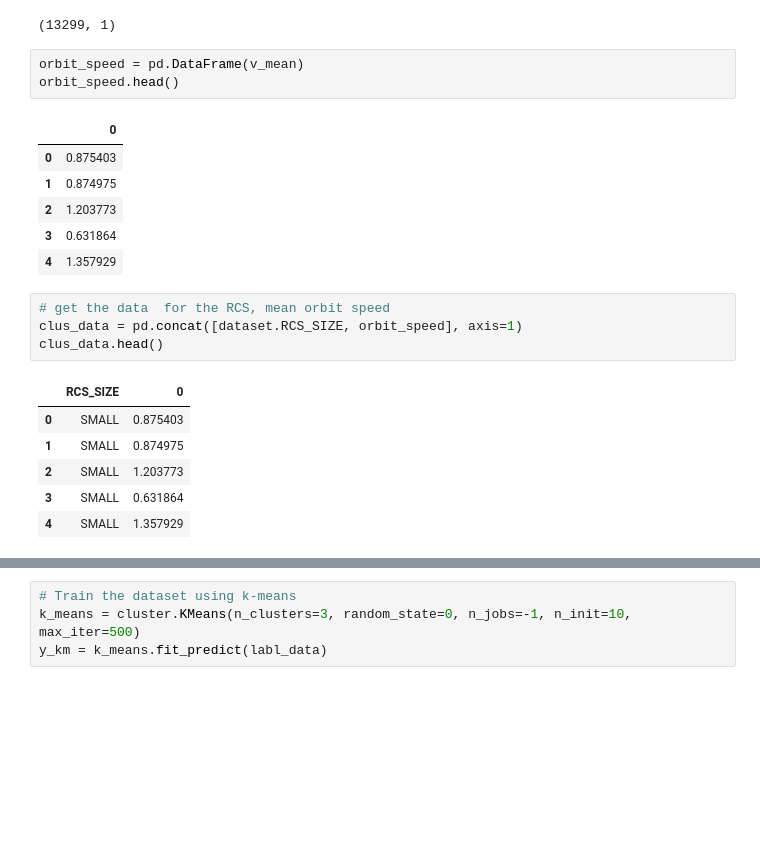
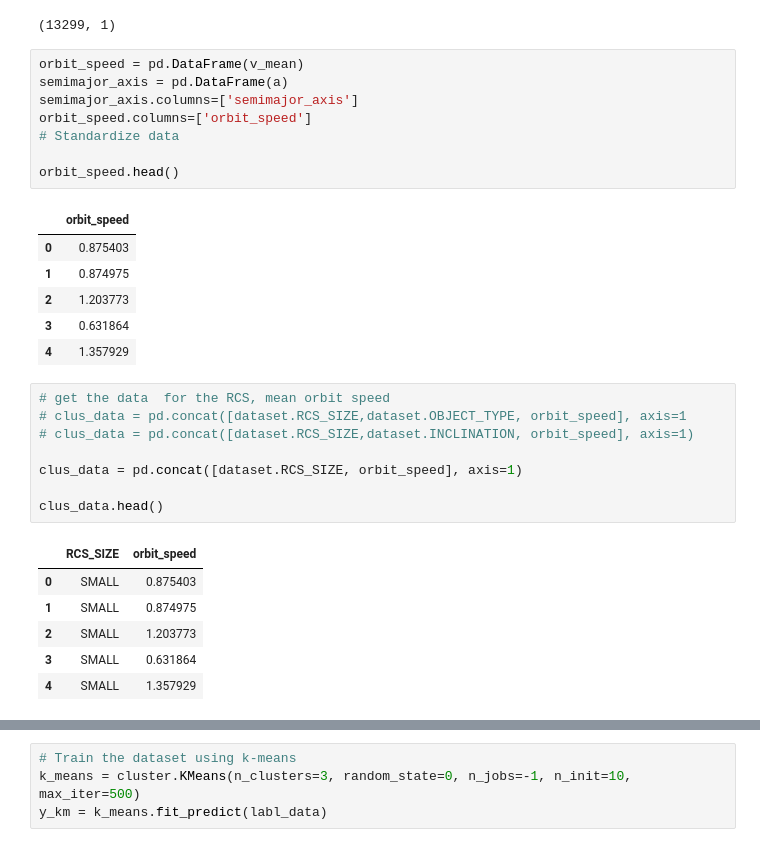
Before and after one commit to dkolosa/SpaceDebrisClassifier, a Jupyter notebook: SPclassifier.ipynb, the cells around one changed output, grey strips where cells are left out. Saved outputs shown, nothing was run; the diff lists cells and outputs as text; blank space fills up the shorter version.

```diff
--- a/SPclassifier.ipynb
+++ b/SPclassifier.ipynb
@@ -118,9 +126,14 @@ v_mean.shape
 (13299, 1)
 # %%
 orbit_speed = pd.DataFrame(v_mean)
+semimajor_axis = pd.DataFrame(a)
+semimajor_axis.columns=['semimajor_axis']
+orbit_speed.columns=['orbit_speed']
+# Standardize data
+
 orbit_speed.head()
 # %% [output]
-|  | 0 |
+|  | orbit_speed |
 | 0 | 0.875403 |
 | 1 | 0.874975 |
 | 2 | 1.203773 |
@@ -128,10 +141,14 @@ orbit_speed.head()
 | 4 | 1.357929 |
 # %%
 # get the data  for the RCS, mean orbit speed
+# clus_data = pd.concat([dataset.RCS_SIZE,dataset.OBJECT_TYPE, orbit_speed], axis=1
+# clus_data = pd.concat([dataset.RCS_SIZE,dataset.INCLINATION, orbit_speed], axis=1)
+
 clus_data = pd.concat([dataset.RCS_SIZE, orbit_speed], axis=1)
+
 clus_data.head()
 # %% [output]
-|  | RCS_SIZE | 0 |
+|  | RCS_SIZE | orbit_speed |
 | 0 | SMALL | 0.875403 |
 | 1 | SMALL | 0.874975 |
 | 2 | SMALL | 1.203773 |
```
Also changed, not shown: parts of 27 cells of this notebook, 7 other files.
